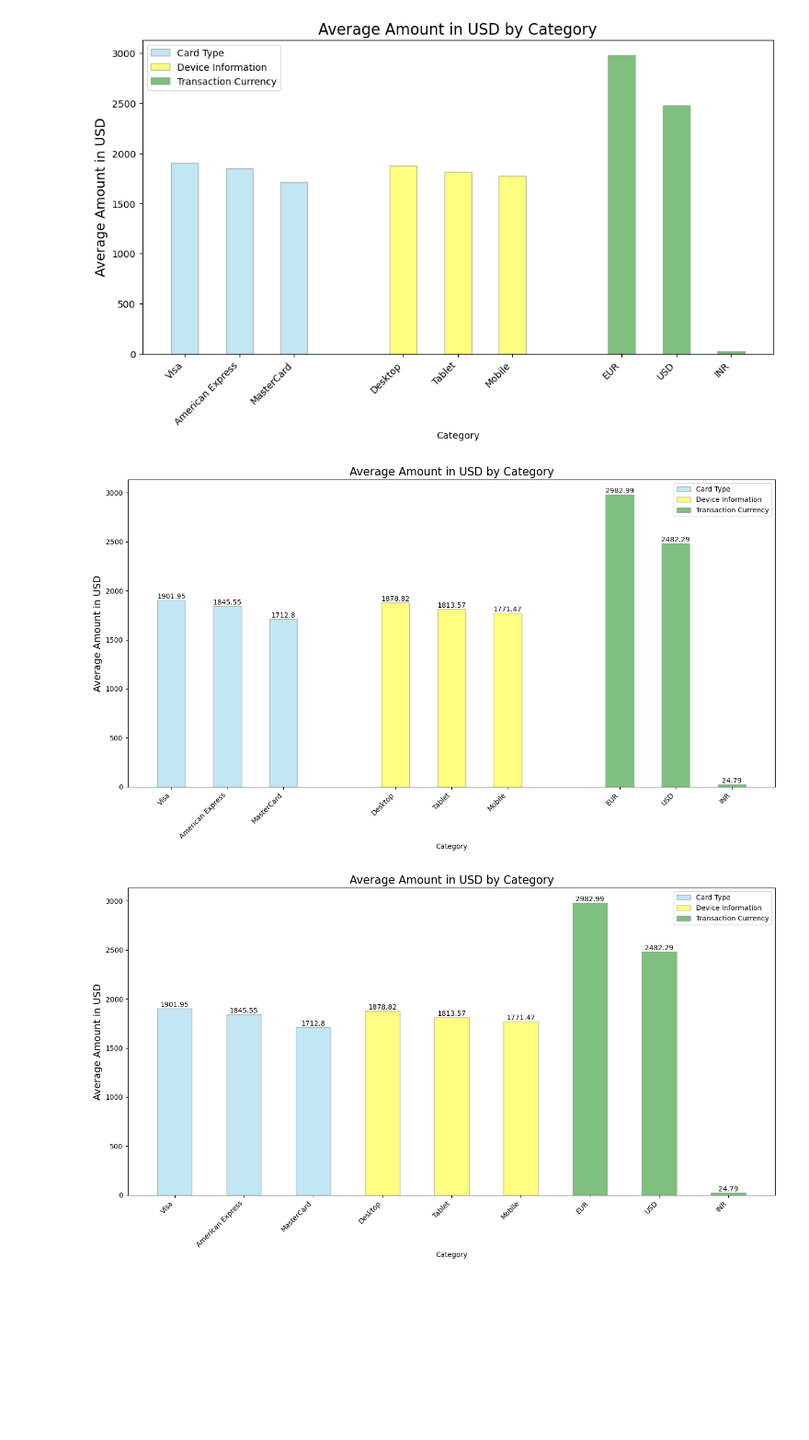
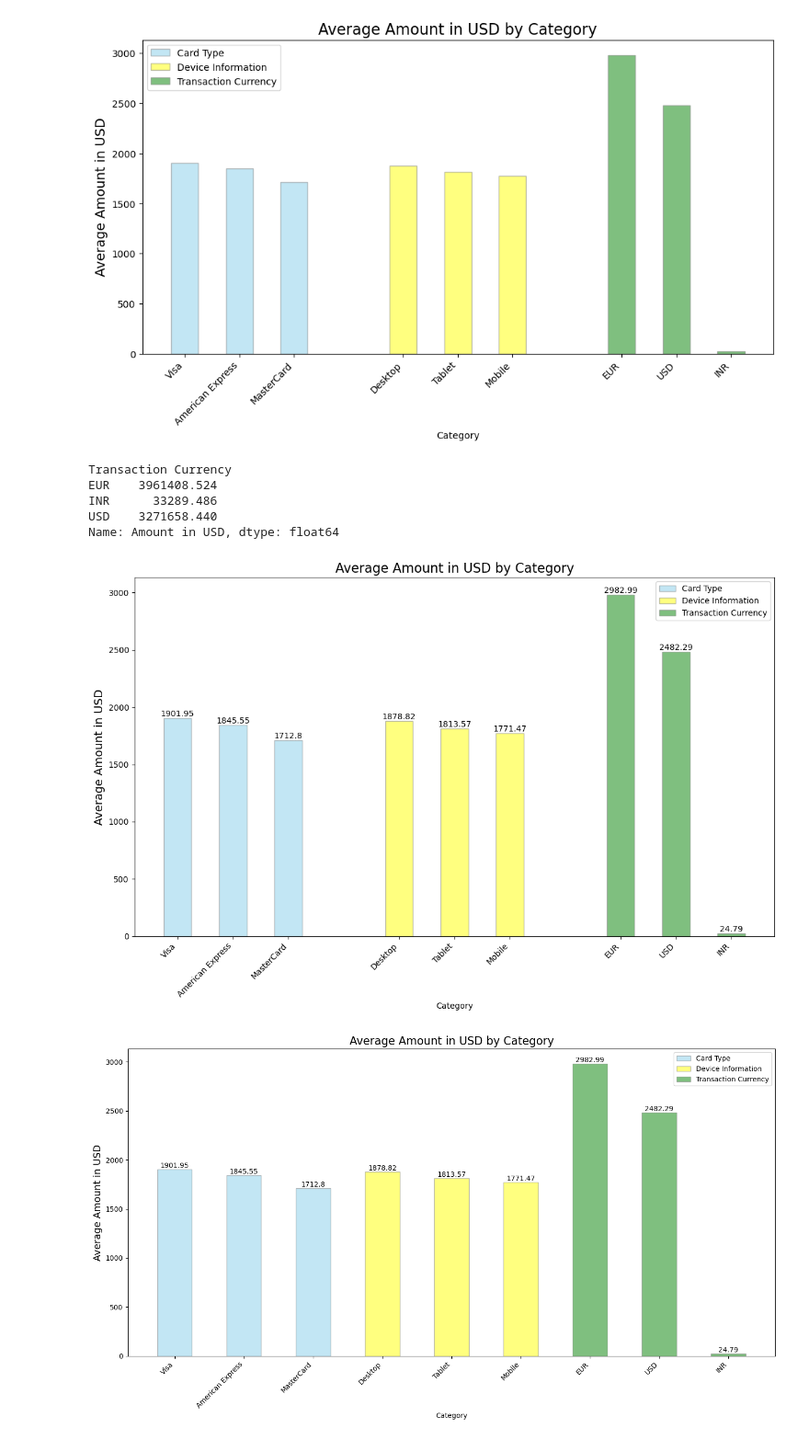
Before and after one commit to Ernawaty2024/project_1_CC_Fraud_analysis, a Jupyter notebook: project1.ipynb, the cells around one changed output. Shown at 92% size. Saved outputs shown, nothing was run; the diff lists cells and outputs as text; code cells hidden in the pictures; blank space fills up the shorter version.

```diff
--- a/project1.ipynb
+++ b/project1.ipynb
@@ -161,8 +131,8 @@ def convert_to_usd(amount, currency):
     return amount * round(exchange_rates[currency],2)
 
 # Apply conversion to the dataframe
-merged_df["Amount in USD"] = merged_df.apply(lambda row: convert_to_usd(row["Transaction Amount"], row["Transaction Currency"]), axis=1)
+final_df["Amount in USD"] = final_df.apply(lambda row: convert_to_usd(row["Transaction Amount"], row["Transaction Currency"]), axis=1)
 
-merged_df.info()
+final_df.info()
 # %% [output]
 <class 'pandas.core.frame.DataFrame'>
@@ -221,6 +196,14 @@ plt.legend()
 # %% [output]
 <matplotlib.legend.Legend at 0x...>
 [figure]
+# %%
+final_df.groupby("Transaction Currency")["Amount in USD"].sum()
+# %% [output]
+Transaction Currency
+EUR    3961408.524
+INR      33289.486
+USD    3271658.440
+Name: Amount in USD, dtype: float64
 # %%
 # Calculate the average transaction amount for each category and sort as per the provided parameters
 card_type_avg = final_df.groupby("Card Type")["Amount in USD"].mean().sort_values(ascending=False).reset_index()
@@ -228,7 +211,7 @@ device_type_avg = final_df.groupby("Device Information")["Amount in USD"].mean()
 currency_type_avg = final_df.groupby("Transaction Currency")["Amount in USD"].mean().sort_values(ascending=False).reset_index()
 
 # Plotting
-fig, ax = plt.subplots(figsize=(14, 8))
+fig, ax = plt.subplots(figsize=(12, 8))
 
 # Bar width
 bar_width = 0.5
@@ -249,34 +232,34 @@ all_positions = list(r1) + list(r2) + list(r3)
 all_labels = list(card_type_avg["Card Type"]) + list(device_type_avg["Device Information"]) + list(currency_type_avg["Transaction Currency"])
 
 plt.xlabel("Category")
 plt.xticks(all_positions, all_labels, rotation=45, ha='right')
 
 # Adding titles and labels
 plt.title("Average Amount in USD by Category", fontsize=16)
 plt.ylabel("Average Amount in USD", fontsize=14)
 
 # Adding a legend
 plt.legend()
 
 # Adding text labels inside the bars
 for bar in bars1:
     yval = bar.get_height()
     plt.text(bar.get_x() + bar.get_width() / 2, yval, round(yval, 2), ha='center', va='bottom')
 
 for bar in bars2:
     yval = bar.get_height()
     plt.text(bar.get_x() + bar.get_width() / 2, yval, round(yval, 2), ha='center', va='bottom')
 
 for bar in bars3:
     yval = bar.get_height()
     plt.text(bar.get_x() + bar.get_width() / 2, yval, round(yval, 2), ha='center', va='bottom')
 
 plt.tight_layout()
 
 # Show the plot
 plt.show()
 # %% [output]
-[figure, old version]
+[figure, new version]
 # %%
 # Calculate the average transaction amount for each category and sort as per the provided parameters
 card_type_avg = final_df.groupby("Card Type")["Amount in USD"].mean().sort_values(ascending=False).reset_index()
```
Also changed, not shown: parts of 11 cells of this notebook.
